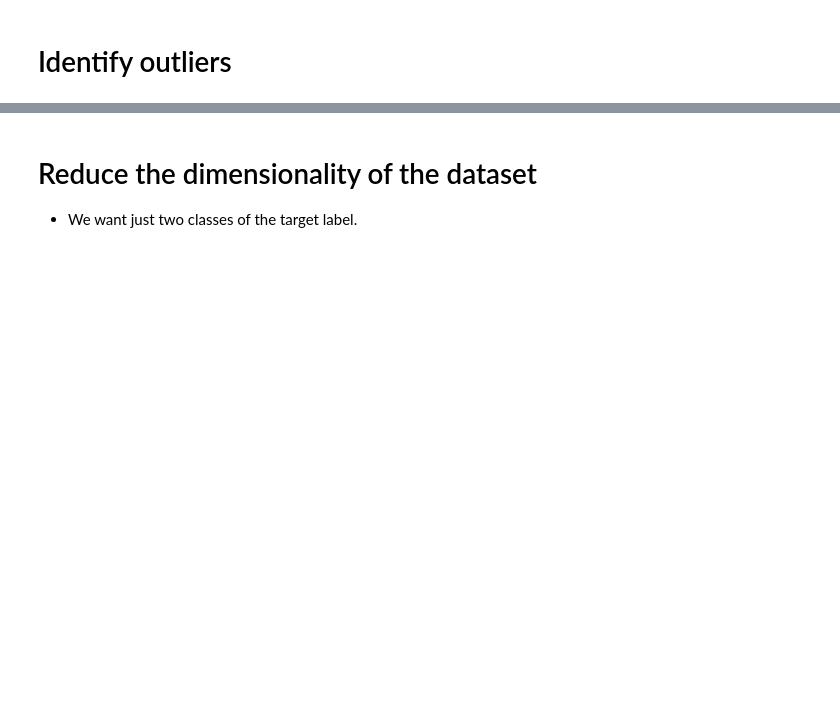
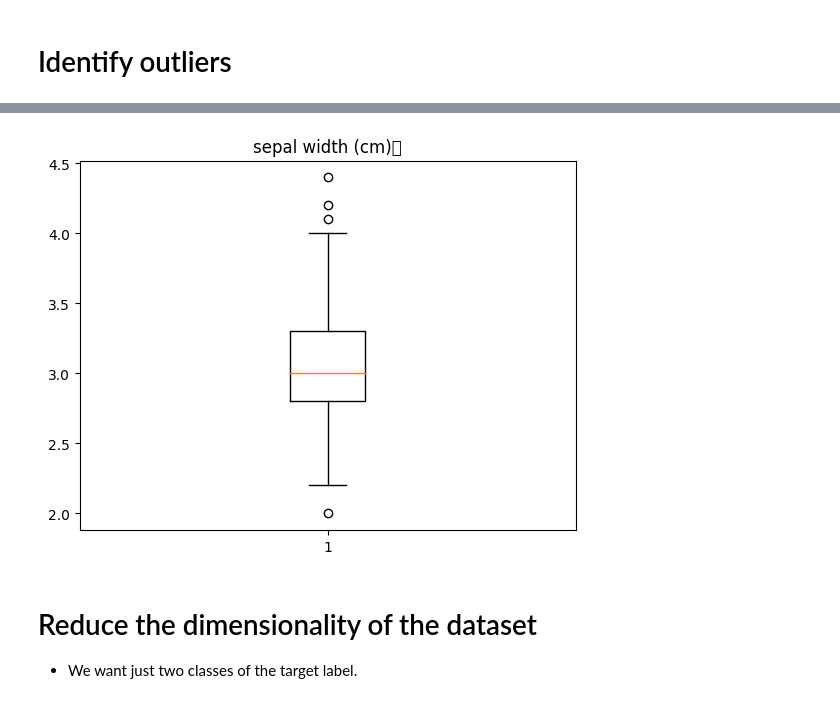
Before and after one commit to Tuwaiq-Data-Science-Bootcamp-V5/SVM_Lab1, a Jupyter notebook: SVMs-Iris.ipynb, the cells around one changed output, grey strips where cells are left out. Saved outputs shown, nothing was run; the diff lists cells and outputs as text; code cells hidden in the pictures; blank space fills up the shorter version.

```diff
--- a/SVMs-Iris.ipynb
+++ b/SVMs-Iris.ipynb
@@ -40,3 +87,9 @@ Libraries used in this project:
+# %%
+plt.boxplot(iris_df['sepal width (cm)'])
+plt.title("sepal width (cm)	")
+plt.show()
+# %% [output]
+[figure, added]
 # %% [markdown]
 # Reduce the dimensionality of the dataset
 
```
Also changed, not shown: parts of 14 cells of this notebook.
